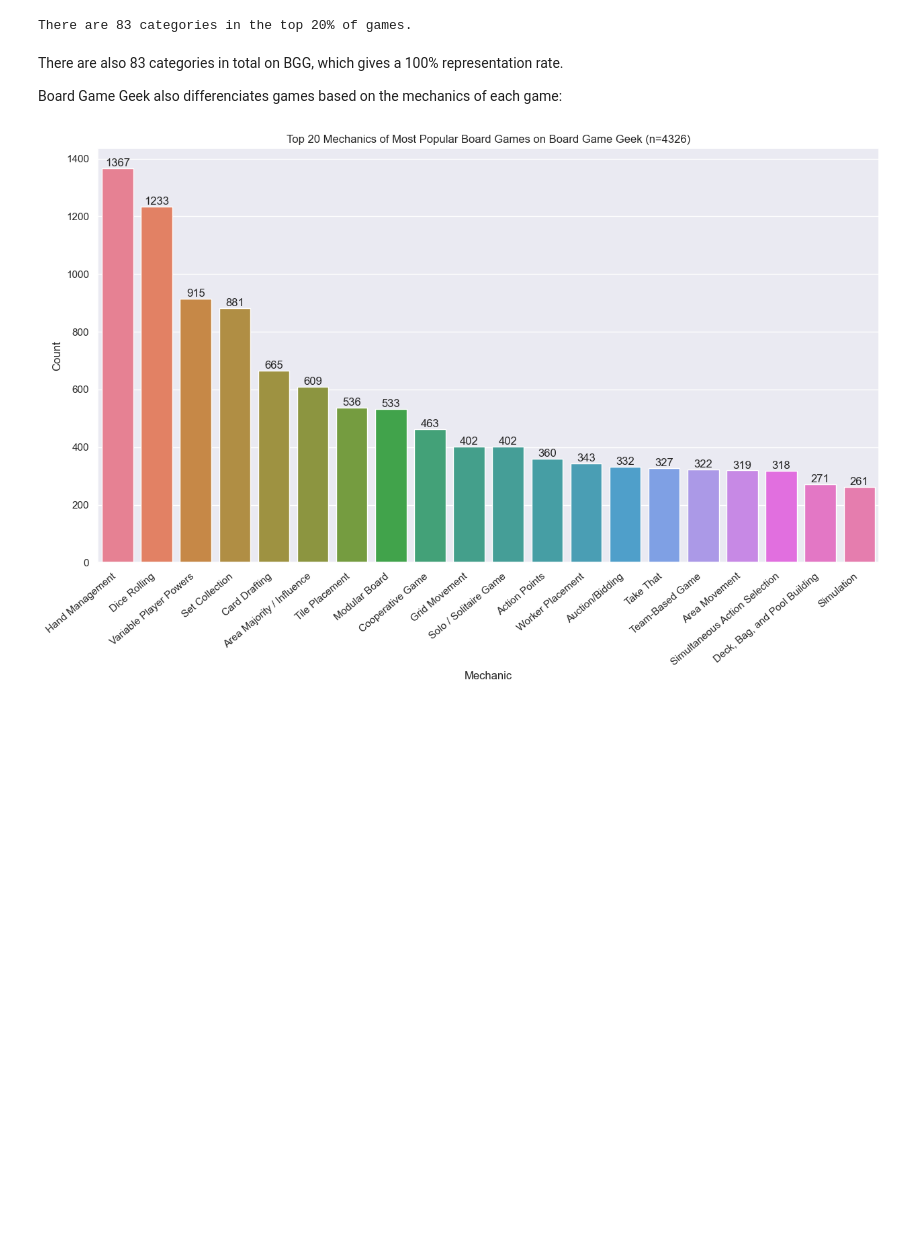
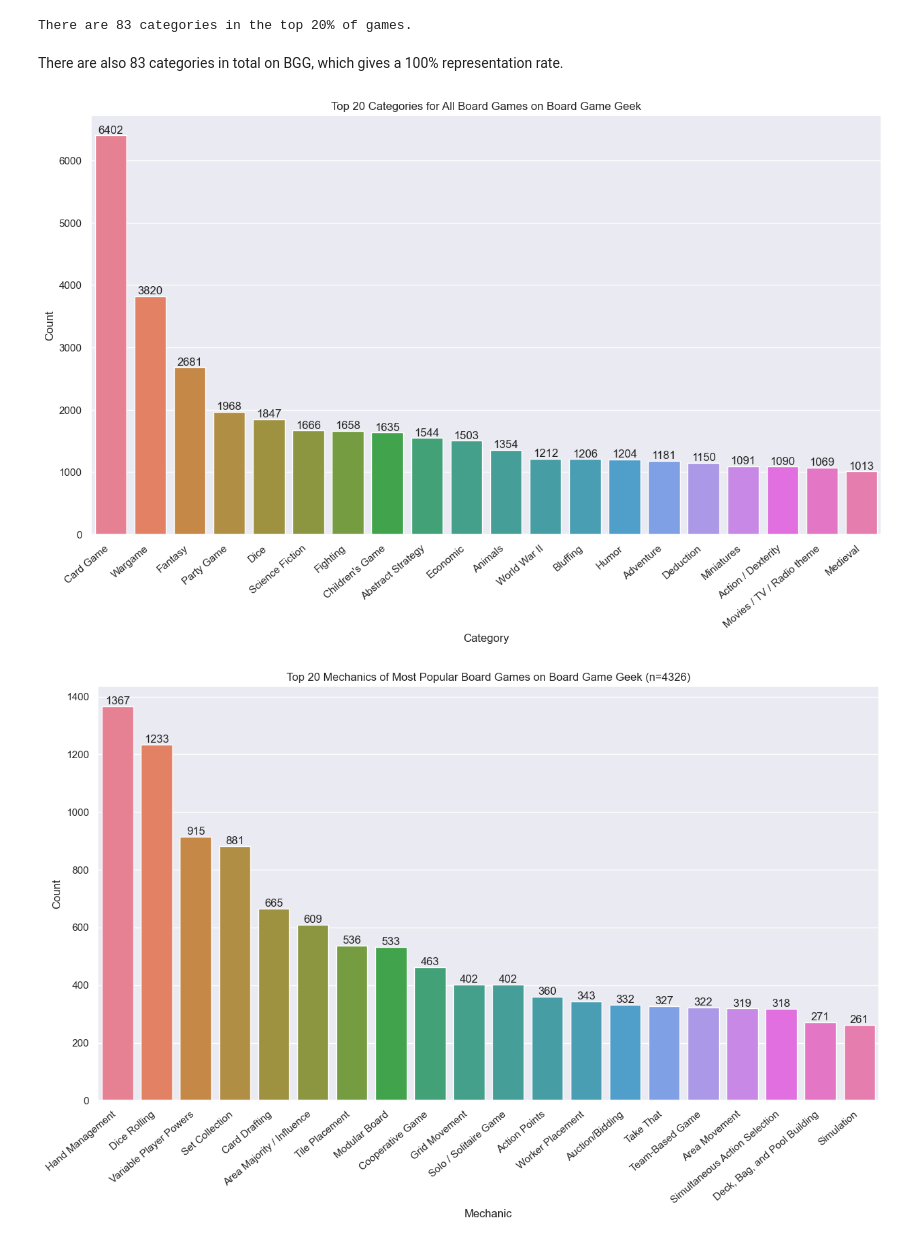
Before and after one commit to J-Zoo99/portfolio, a Jupyter notebook: BoardGameGeek.ipynb, the cells around one changed output. Drawn from its saved outputs; the diff is of its cells as text; code cells hidden in the pictures; blank space fills up the shorter version.

Commit message:
Add visuals for all game categories and mechanics.

```diff
--- a/BoardGameGeek.ipynb
+++ b/BoardGameGeek.ipynb
@@ -441,5 +441,20 @@ print(f"There are {len(all_categories.index)} categories in the top 20% of games
 There are 83 categories in the top 20% of games.
 # %% [markdown]
 There are also 83 categories in total on BGG, which gives a 100% representation rate.
-
-Board Game Geek also differenciates games based on the mechanics of each game:
+# %%
+# Distriubtion of categories for all games
+allgames_allcats_dict = parse_column(df_game_details['boardgamecategory'])
+allgames_allcats_series = pd.Series(data= allgames_allcats_dict).sort_values(ascending = False)
+allgames_topcats_series = allgames_allcats_series.head(20)
+# %%
+plt.figure(figsize=(15,8))
+plt.title('Top 20 Categories for All Board Games on Board Game Geek')
+all_games_topcats_plot = sns.barplot(x=allgames_topcats_series.index, y = allgames_topcats_series.values, hue = allgames_topcats_series.index)
+plt.xticks(rotation=40, ha='right')
+for container in all_games_topcats_plot.containers:
+    all_games_topcats_plot.bar_label(container)
+plt.xlabel('Category')
+plt.ylabel('Count')
+plt.show()
+# %% [output]
+[figure, added]
```
Also changed, not shown: parts of 8 cells of this notebook.
